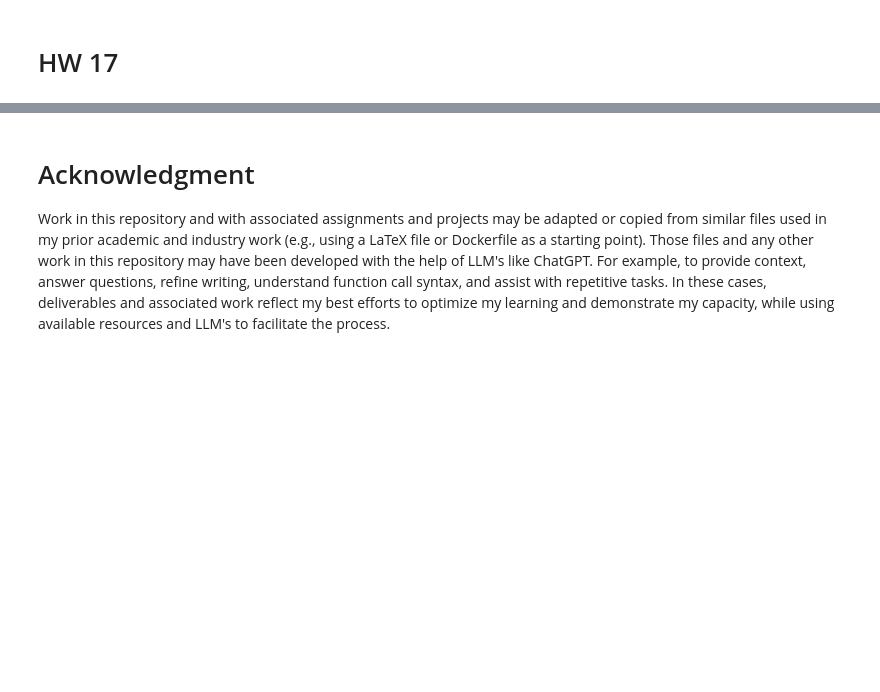
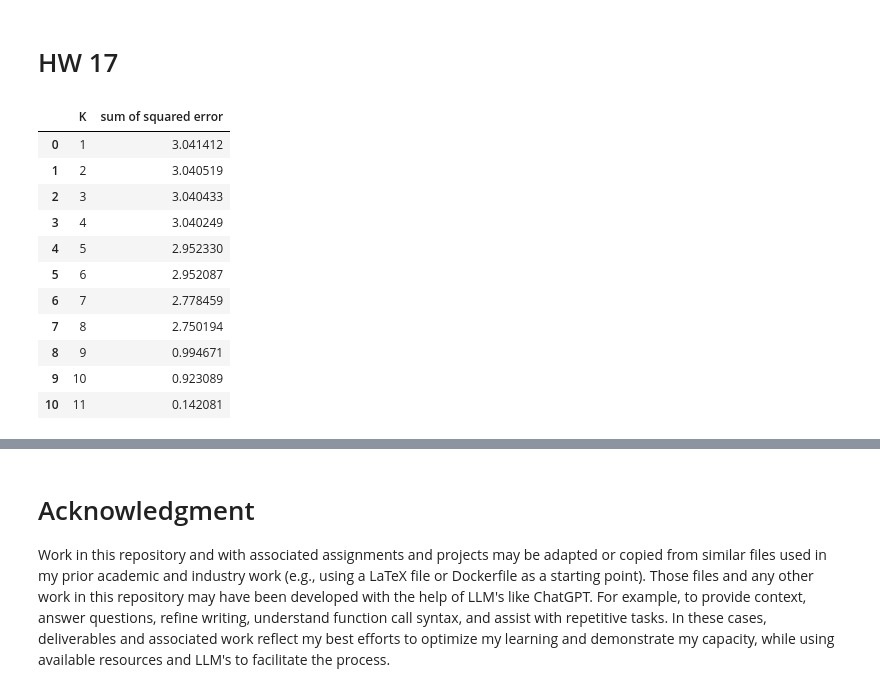
Before and after one commit to jwb-byu/cs-580-misc, a Jupyter notebook: hw/hw16-17/hw16-17.ipynb, the cells around one changed output, grey strips where cells are left out. Cells and saved outputs as stored; diff of their text form; code cells hidden in the pictures; blank space fills up the shorter version.

```diff
--- a/hw/hw16-17/hw16-17.ipynb
+++ b/hw/hw16-17/hw16-17.ipynb
@@ -86,24 +102,38 @@ y2 = data[:, 0]
 # %%
 # A
 
 # let's use the function and methods from HW 13 and 16 (copied/adapted from there)
 df = pd.DataFrame(
     {
         "K": [i+1 for i in range(11)],
         "sum of squared error": [0 for i in range(11)],
-        "condition number": [0 for i in range(11)]
     }
 )
+
+theta_holder_1 = {}
 
 # Let's loop to solve
 for i, row in df.iterrows():
     k = row["K"]
     A = design_mat(k, x1)
     theta_hat, sse, rank, s = np.linalg.lstsq(A, y1)
     df.loc[i, "sum of squared error"] = sse
-    df.loc[i, "condition number"] = s[0]/s[-1]
+    theta_holder_1[k] = theta_hat
 
 df
+# %% [output]
+|  | K | sum of squared error |
+| 0 | 1 | 3.041412 |
+| 1 | 2 | 3.040519 |
+| 2 | 3 | 3.040433 |
+| 3 | 4 | 3.040249 |
+| 4 | 5 | 2.952330 |
+| 5 | 6 | 2.952087 |
+| 6 | 7 | 2.778459 |
+| 7 | 8 | 2.750194 |
+| 8 | 9 | 0.994671 |
+| 9 | 10 | 0.923089 |
+| 10 | 11 | 0.142081 |
 # %%
 # B
 
```
Also changed, not shown: parts of 9 cells of this notebook.
